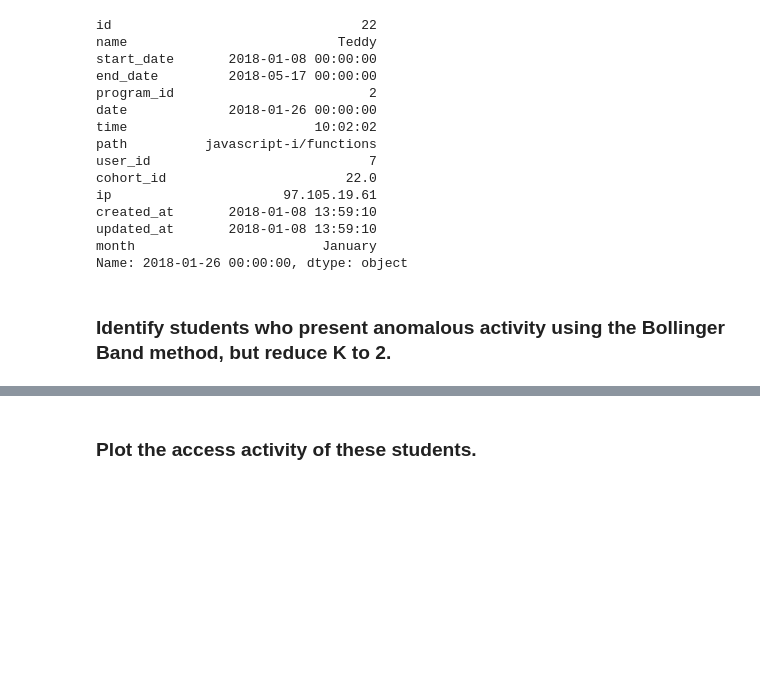
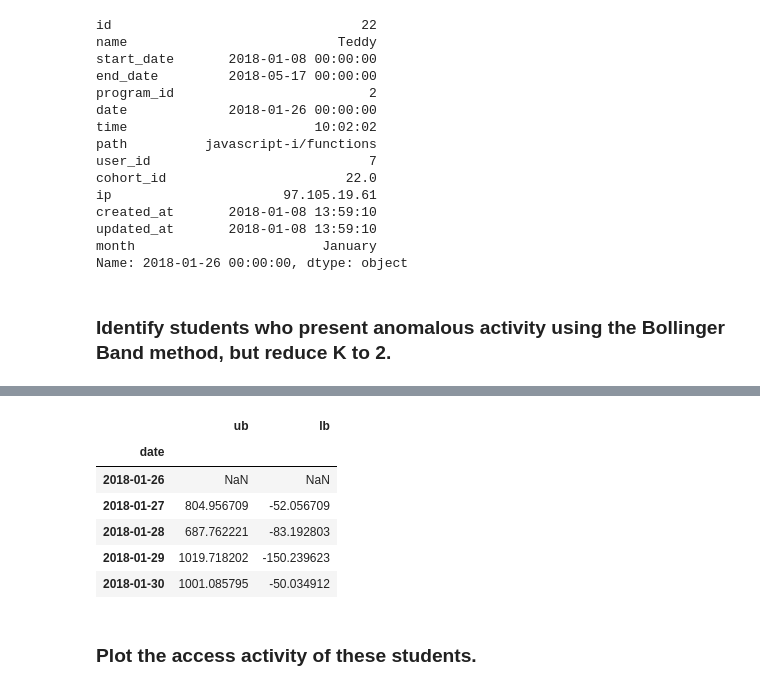
Before and after one commit to GladyBarrios/anomaly-detection-exercises, a Jupyter notebook: time_series_anomaly_detection.ipynb, the cells around one changed output, grey strips where cells are left out. Cells and saved outputs as stored; diff of their text form; code cells hidden in the pictures; blank space fills up the shorter version.

```diff
--- a/time_series_anomaly_detection.ipynb
+++ b/time_series_anomaly_detection.ipynb
@@ -361,3 +361,10 @@ month                        January
 Name: 2018-01-26 00:00:00, dtype: object
 # %% [markdown]
 ### Identify students who present anomalous activity using the Bollinger Band method, but reduce K to 2.
+# %%
+span = 30
+
+# compute midband
+midband = pages.ewm(span=span).mean()
+
+midband.head()
@@ -363,0 +379,4 @@ Name: 2018-01-26 00:00:00, dtype: object
+# %%
+stdev = pages.ewm(span=span).std()
+
+stdev.head()
@@ -363,0 +391,4 @@ Name: 2018-01-26 00:00:00, dtype: object
+# %%
+ub = midband + stdev*2
+lb = midband - stdev*2
+ub, lb
@@ -364,2 +413,16 @@ Name: 2018-01-26 00:00:00, dtype: object
+# %%
+# concatenate ub and lb together into one df, bb
+bb = pd.concat([ub, lb], axis=1)
+
+bb.columns = ['ub', 'lb']
+bb.head()
+# %% [output]
+|  | ub | lb |
+| date |  |  |
+| 2018-01-26 | NaN | NaN |
+| 2018-01-27 | 804.956709 | -52.056709 |
+| 2018-01-28 | 687.762221 | -83.192803 |
+| 2018-01-29 | 1019.718202 | -150.239623 |
+| 2018-01-30 | 1001.085795 | -50.034912 |
 # %% [markdown]
 ### Plot the access activity of these students.
```
Also changed, not shown: parts of 3 cells of this notebook, 1 other file.
